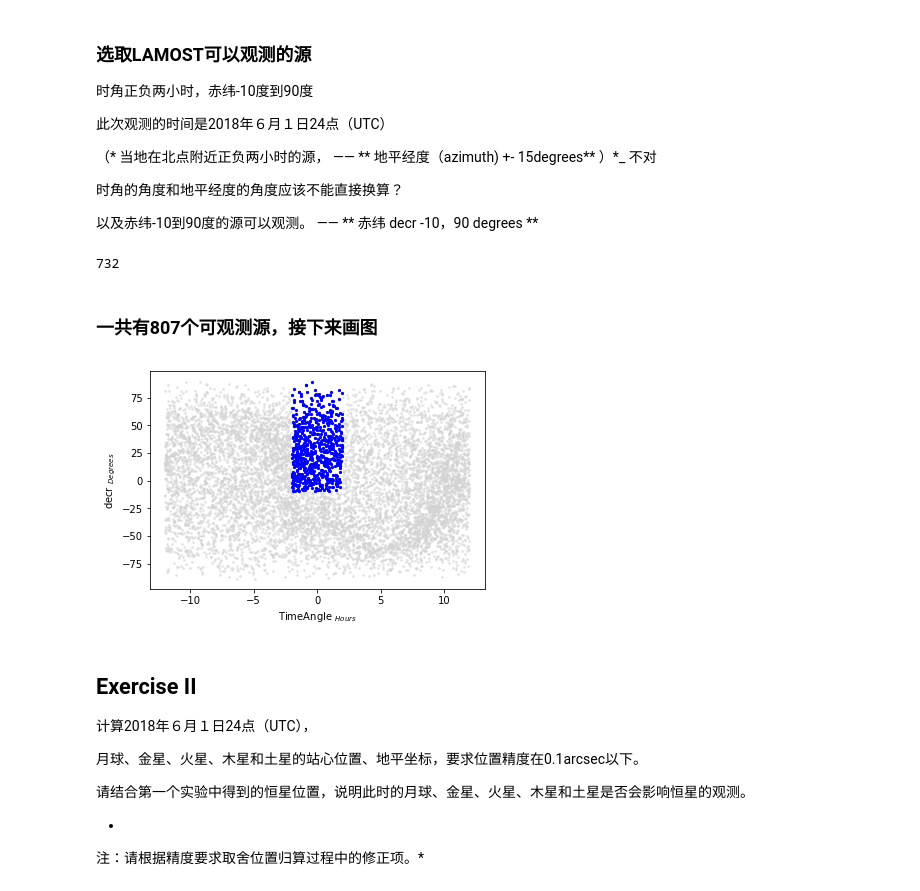
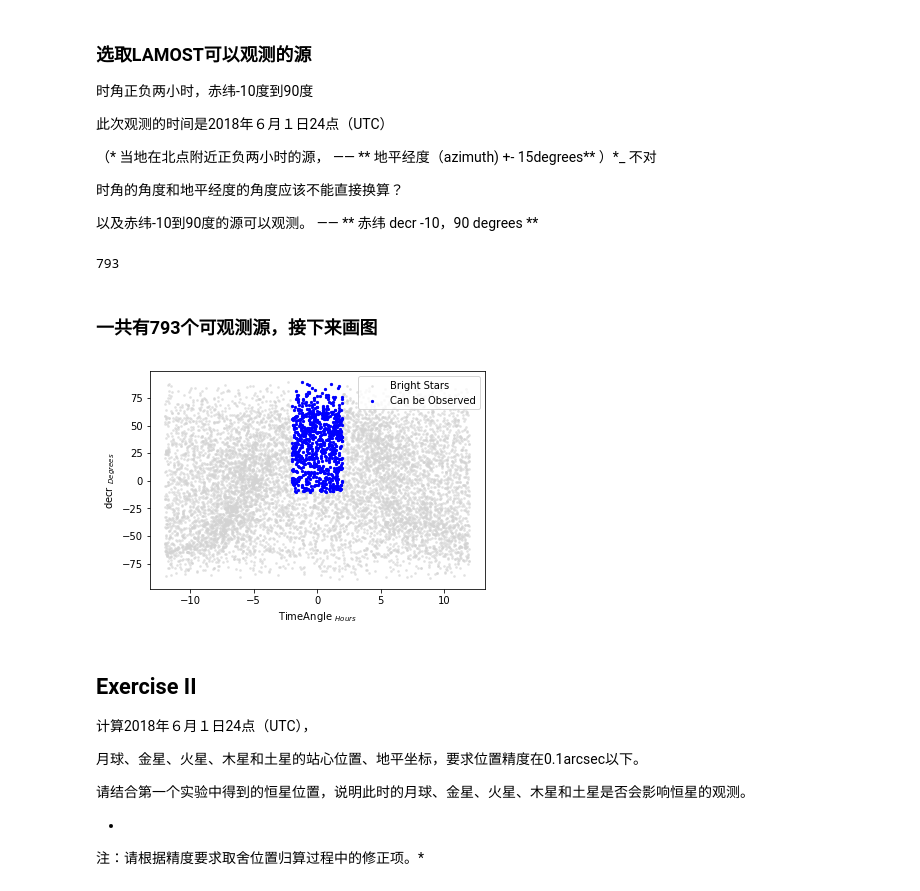
Before and after one commit to DengDingshan/dds_python, a Jupyter notebook: Novas/NovasWork.ipynb, the cells around one changed output. Drawn from its saved outputs; the diff is of its cells as text; code cells hidden in the pictures.

Commit message:
Novas Finished

```diff
--- a/Novas/NovasWork.ipynb
+++ b/Novas/NovasWork.ipynb
@@ -100,16 +100,17 @@ Altitude = 960 # m
 # delta_t = tt - ut1
 jd_tt = novas.julian_date(day=2,hour=0,month=6,year=2018)
 
-t = ts.utc(day=1,hour=(24-8),minute=0,month=6,second=0,year=2018)
+t = ts.utc(day=2,hour=0,minute=0,month=6,second=0,year=2018)
 jd_tt = t.tt
 
 Time = ts.tt(jd=jd_tt)
 delta_t = Time.tt - Time.ut1 # days
 delta_t = delta_t*(24*3600) # s
 
-gst = novas.sidereal_time(accuracy=0,delta_t=delta_t,gst_type=1,jd_high=2458271.1674674074,jd_low=0.0,method=1)
-Alpha = gst + Longitude*24/360
+gst = novas.sidereal_time(accuracy=0,delta_t=delta_t,gst_type=1,jd_high=jd_tt,jd_low=0.0,method=1)
+Alpha = (gst + Longitude*24/360)%24
 print(jd_tt)
 
 print(gst)
+print(Alpha)
 # %% [output]
@@ -143,14 +144,14 @@ len(BS_df)
 # %%
 # only Vmag < 7 accepted
 # if Plx is 0, we give it 0.001
-
 
 BS_df_fil = BS_df[BS_df['Parallax'] >= 0]
 print(len(BS_df_fil))
 BS_df_fil = BS_df_fil[BS_df_fil['Vmag'] < 7]
 print(len(BS_df_fil))
 BS_df_fil.loc[:,'Format_Parallax'] = BS_df_fil.copy()['Parallax'].replace(0,0.001).values
-
+BS_df_fil = BS_df_fil[BS_df_fil['RAJ2000'] != 0]
+print(len(BS_df_fil))
 BS_df_fil = BS_df_fil.reset_index()
 # %% [output]
 8946
@@ -331,32 +333,32 @@ Index(['index', 'HR', 'DEJ2000', 'RAJ2000', 'Vmag', 'pmRA', 'pmDE', 'Parallax',
 
 以及赤纬-10到90度的源可以观测。 —— ** 赤纬 decr -10，90 degrees **
 # %%
-Can_observe_fram = BS_df_new[((BS_df_new['TA_origin']<=2)\
-                             |(BS_df_new['TA_origin']>=22))\
+Can_observe_fram = BS_df_new[((BS_df_new['TimeAngle']<=2)\
+                             &(BS_df_new['TimeAngle']>=-2))\
                            &( (BS_df_new['decr'] >= -10)\
                            &(BS_df_new['decr'] <= 90) )]
 len(Can_observe_fram)
 # %% [output]
-732
+793
 # %% [markdown]
-### 一共有807个可观测源，接下来画图
+### 一共有793个可观测源，接下来画图
 # %%
 # draw x is for az, y is for decr
 plt.figure(2)
 
 xx = 'TimeAngle'
 yy = 'decr'
 
-plt.scatter(BS_df_new[xx],BS_df_new[yy],c='lightgrey',s=3,alpha=0.5)
-plt.scatter(Can_observe_fram[xx],Can_observe_fram[yy],c = 'b',s = 5)
+plt.scatter(BS_df_new[xx],BS_df_new[yy],c='lightgrey',s=3,alpha=0.5,label = 'Bright Stars')
+plt.scatter(Can_observe_fram[xx],Can_observe_fram[yy],c = 'b',s = 5,label='Can be Observed')
 
 plt.xlabel(xx+' $_{Hours}$')
 plt.ylabel(yy+' $_{Degrees}$')
-
+plt.legend()
 plt.savefig('NovasTA_DECR.png',dpi=200)
 plt.show()
 # %% [output]
-[figure, old version]
+[figure, new version]
 # %% [markdown]
 ## Exercise II
 
```
Also changed, not shown: parts of 12 cells of this notebook, 7 other files.
